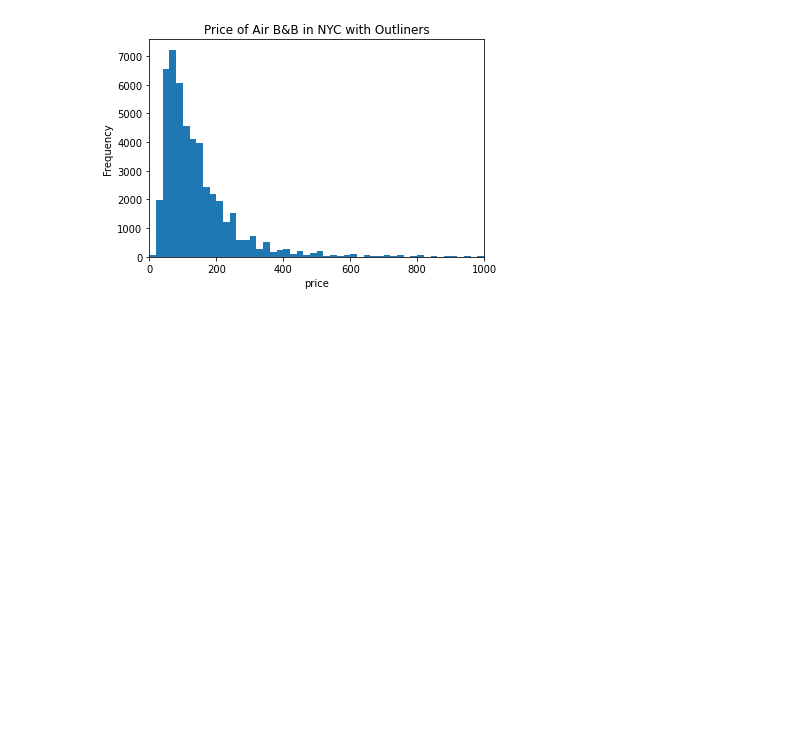
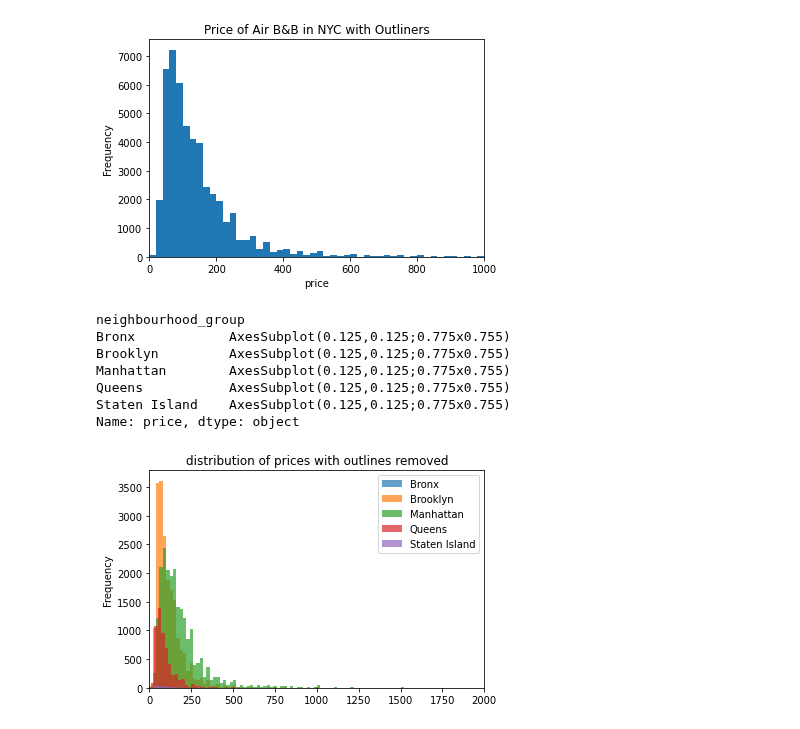
Before and after one commit to aayushbhurtel/Data_Visualization, a Jupyter notebook: Quiz25.ipynb, the cells around one changed output. Drawn from its saved outputs; the diff is of its cells as text; code cells hidden in the pictures; blank space fills up the shorter version.

```diff
--- a/Quiz25.ipynb
+++ b/Quiz25.ipynb
@@ -27,0 +26,11 @@ df.groupby()
+# %%
+df.groupby(['neighbourhood_group']).price.plot.hist(bins=500, alpha = .7, xlim = (0,2000), title = 'distribution of prices with outlines removed', legend=True)
+# %% [output]
+neighbourhood_group
+Bronx            AxesSubplot(0.125,0.125;0.775x0.755)
+Brooklyn         AxesSubplot(0.125,0.125;0.775x0.755)
+Manhattan        AxesSubplot(0.125,0.125;0.775x0.755)
+Queens           AxesSubplot(0.125,0.125;0.775x0.755)
+Staten Island    AxesSubplot(0.125,0.125;0.775x0.755)
+Name: price, dtype: object
+[figure, added]
```
Also changed, not shown: parts of 1 cell of this notebook.
